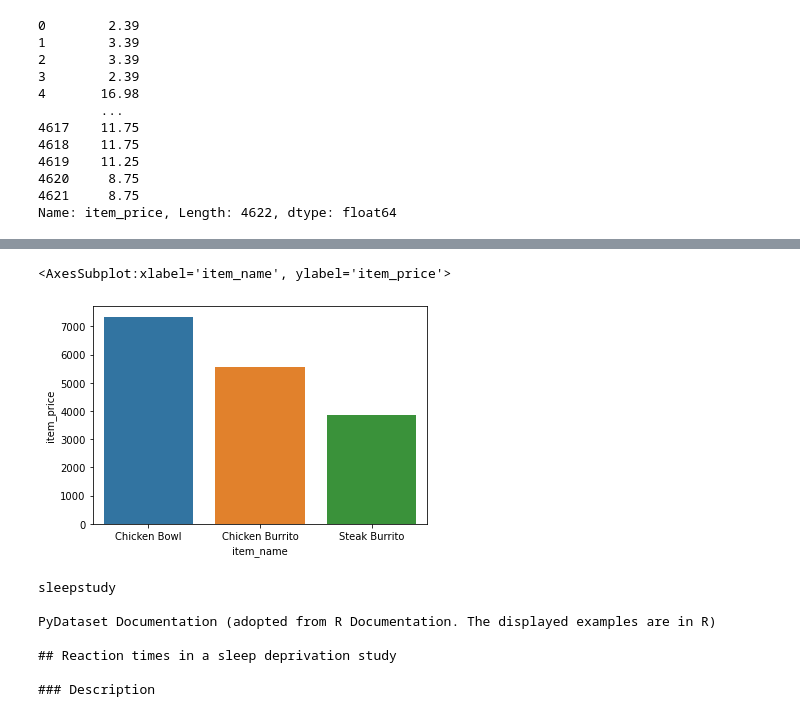
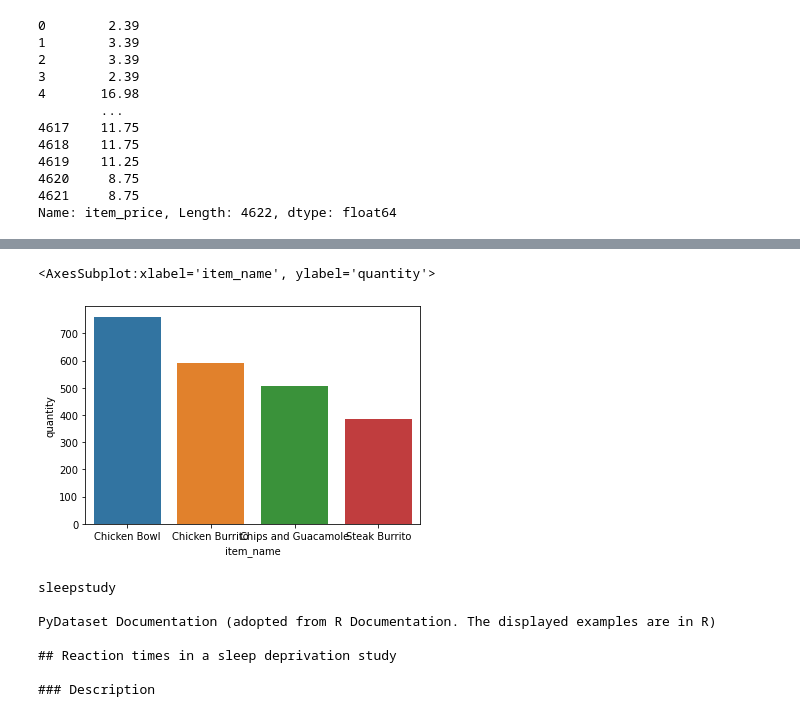
Before and after one commit to stephenfitzsimon/numpy-pandas-visualization-exercises, a Jupyter notebook: seaborn_exercises.ipynb, the cells around one changed output, grey strips where cells are left out. Saved outputs shown, nothing was run; the diff lists cells and outputs as text; code cells hidden in the pictures.

```diff
--- a/seaborn_exercises.ipynb
+++ b/seaborn_exercises.ipynb
@@ -335,0 +369,4 @@ df_chipotle.sample(5)
+# %%
+#item by quantity sold
+quantities = df_chipotle.groupby('item_name').quantity.sum()
+quantities
@@ -354,4 +409,5 @@ Name: item_price, Length: 4622, dtype: float64
 #get the list of unique items:
 items = df_chipotle.item_name.unique()
 #get the revenue per item
-item_revenue = df_chipotle.groupby('item_name').item_price.sum().reset_index()
+item_revenue = df_chipotle.groupby('item_name').item_price.sum()
+item_revenue
@@ -358,11 +432,14 @@ item_revenue = df_chipotle.groupby('item_name').item_price.sum().reset_index()
 # %%
 #plot the categorical data
-x_vals = item_revenue.item_name[item_revenue.item_price.isin(item_revenue.item_price.nlargest(3))]
-y_vals = item_revenue.item_price.nlargest(3)
-sns.barplot(data=item_revenue, x = x_vals, y= y_vals)
+merged_df = pd.merge(item_revenue, quantities, left_index=True, right_index=True).reset_index()
+merged_df.sort_values('quantity', ascending=False)
+
+sns.barplot(
+    x = merged_df.sort_values('quantity', ascending=False).item_name[0:4],
+    y=merged_df.sort_values('quantity', ascending=False).quantity[0:4])
 # %% [output]
-<AxesSubplot:xlabel='item_name', ylabel='item_price'>
+<AxesSubplot:xlabel='item_name', ylabel='quantity'>
-[figure, old version]
+[figure, new version]
 # %%
 # 5. Load the sleepstudy data and read it's documentation. Use seaborn to create a line chart of all the
 # individual subject's reaction times and a more prominant line showing the average change in reaction time.
```
Also changed, not shown: parts of 16 cells of this notebook.
